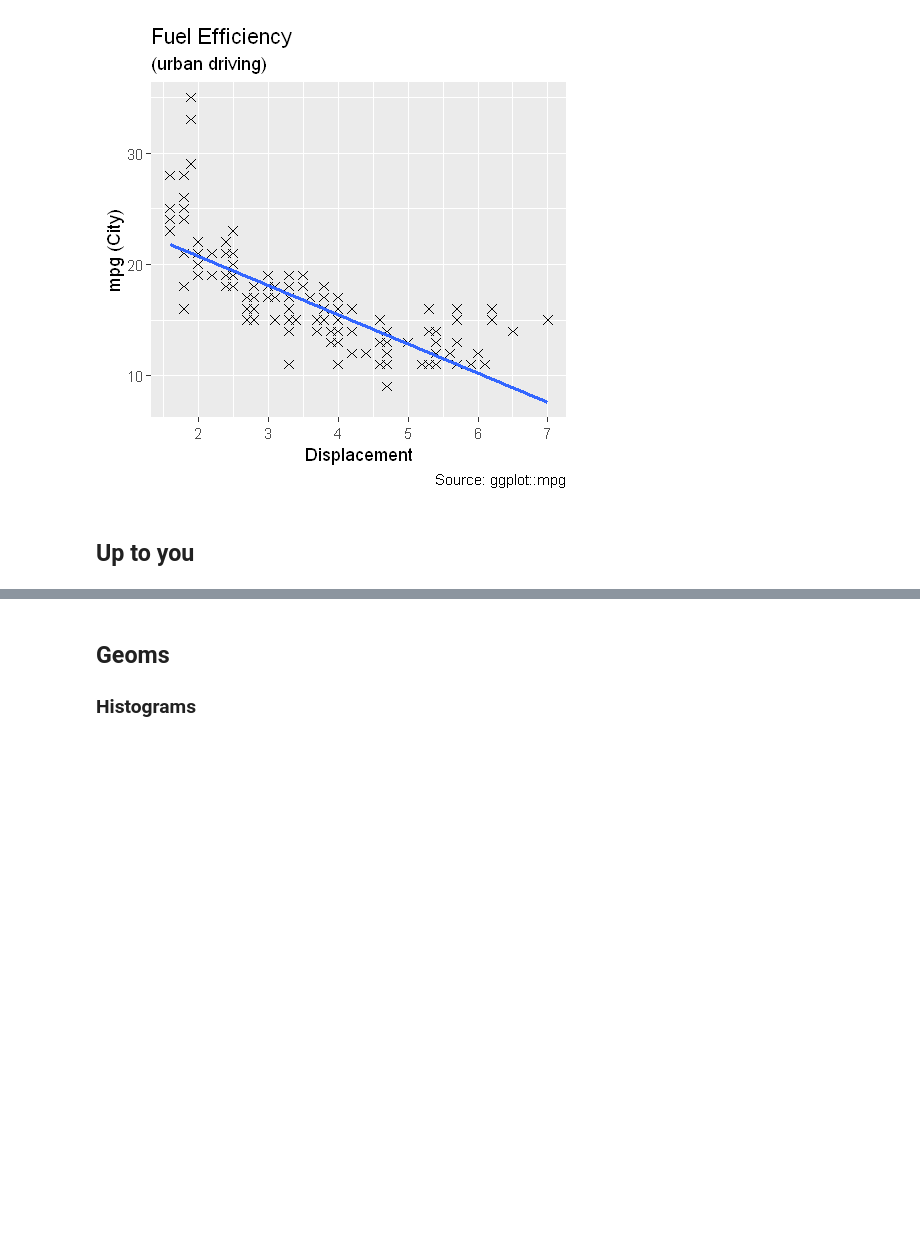
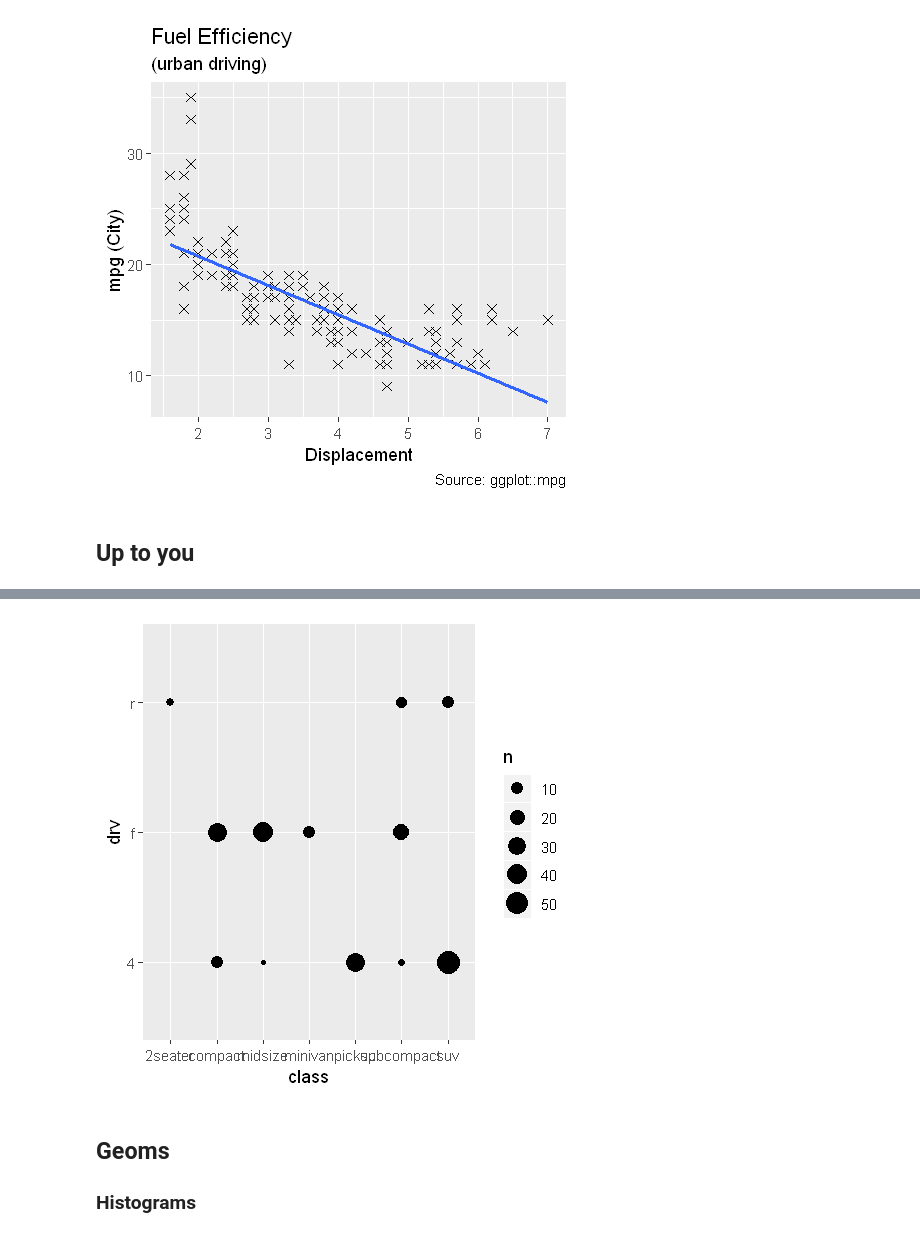
Before and after one commit to chrisflath/AIS_2019, a Jupyter notebook: notebooks/MPS_NB2_R_Visualization.ipynb, the cells around one changed output, grey strips where cells are left out. Drawn from its saved outputs; the diff is of its cells as text; code cells hidden in the pictures; blank space fills up the shorter version.

```diff
--- a/notebooks/MPS_NB2_R_Visualization.ipynb
+++ b/notebooks/MPS_NB2_R_Visualization.ipynb
@@ -49,5 +78,8 @@ geom_smooth(se = FALSE, method = "lm")
 # %%
 #Use geom_count instead of geom_point to improve this
+ggplot(data = mpg, aes(x=class, y=drv)) + geom_count()
+# %% [output]
+[figure, added]
 # %% [markdown]
 ## Geoms
 ### Histograms
```
Also changed, not shown: parts of 10 cells of this notebook, 3 other files.
